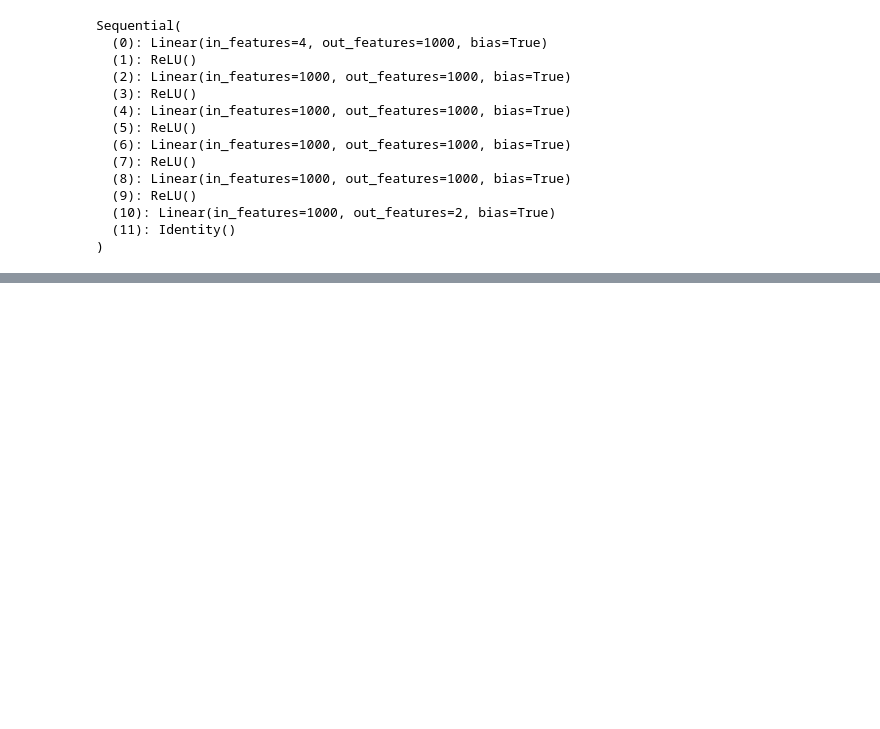
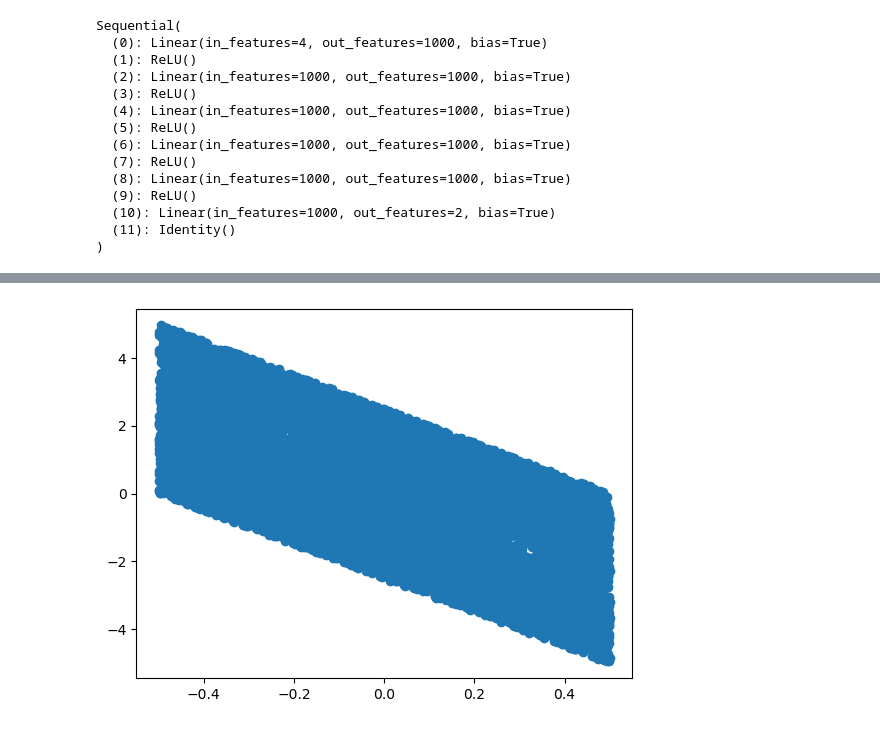
Before and after one commit to artureisele/discriminating-hyperplane, a Jupyter notebook: SL-DH/cartpole_eval_SL.ipynb, the cells around one changed output, grey strips where cells are left out. Saved outputs shown, nothing was run; the diff lists cells and outputs as text; code cells hidden in the pictures; blank space fills up the shorter version.

Commit message:
Understand that their cartpole experiment is shit

```diff
--- a/SL-DH/cartpole_eval_SL.ipynb
+++ b/SL-DH/cartpole_eval_SL.ipynb
@@ -157,0 +173,16 @@ AssertionError: array([[0.05499543]], dtype=float32) (<class 'numpy.ndarray'>) i
+# %%
+training_data = np.load("exps/cartpole/training_data.npz")
+val_data = np.load("exps/cartpole/validation_data.npz")
+train_states = training_data["train_states"]
+train_inputs = training_data["train_inputs"]
+train_labels = training_data["train_labels"]
+val_states = val_data["val_states"]
+val_inputs = val_data["val_inputs"]
+val_labels = val_data["val_labels"]
+#train_labels.shape
+#train_states[train_labels==-1,:]
+# %%
+plt.scatter(train_states[:, 0], train_states[:, 1])
+plt.show()
+# %% [output]
+[figure, added]
```
Also changed, not shown: parts of 8 cells of this notebook, 7 other files.
